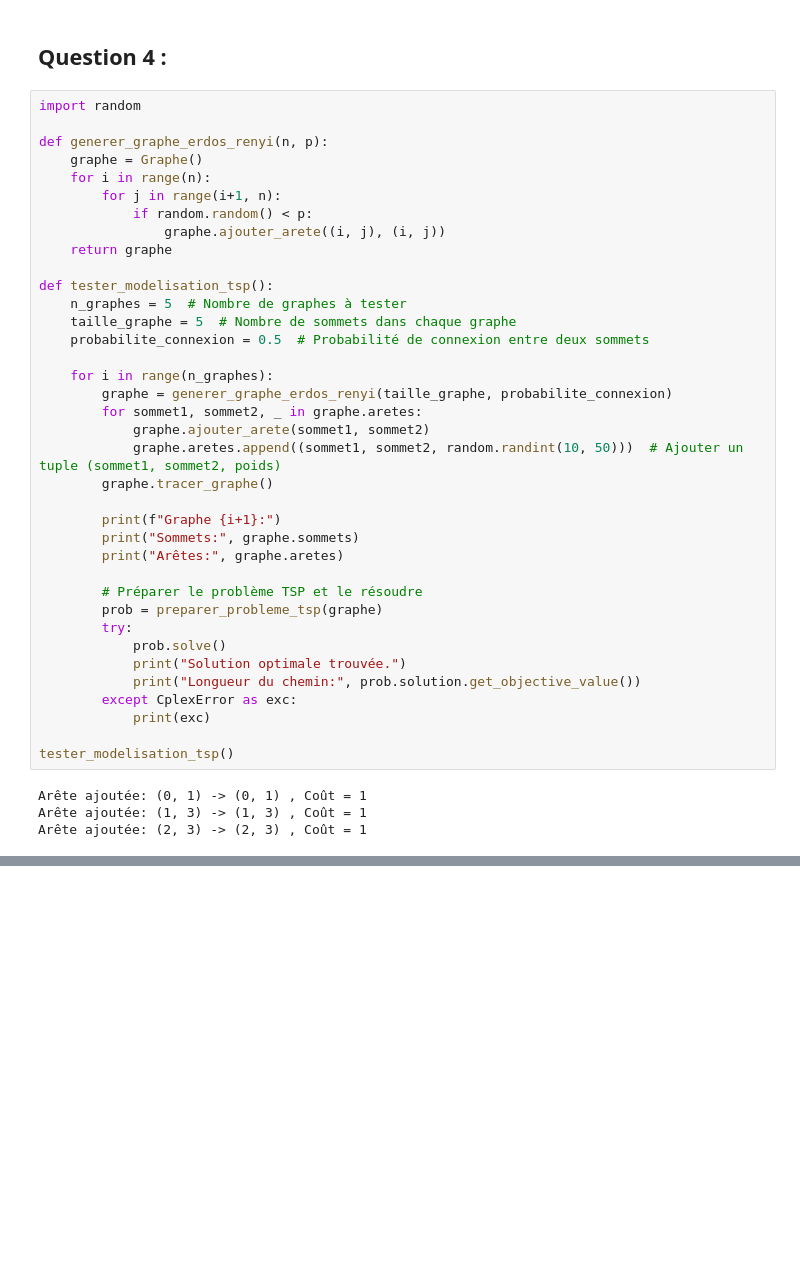
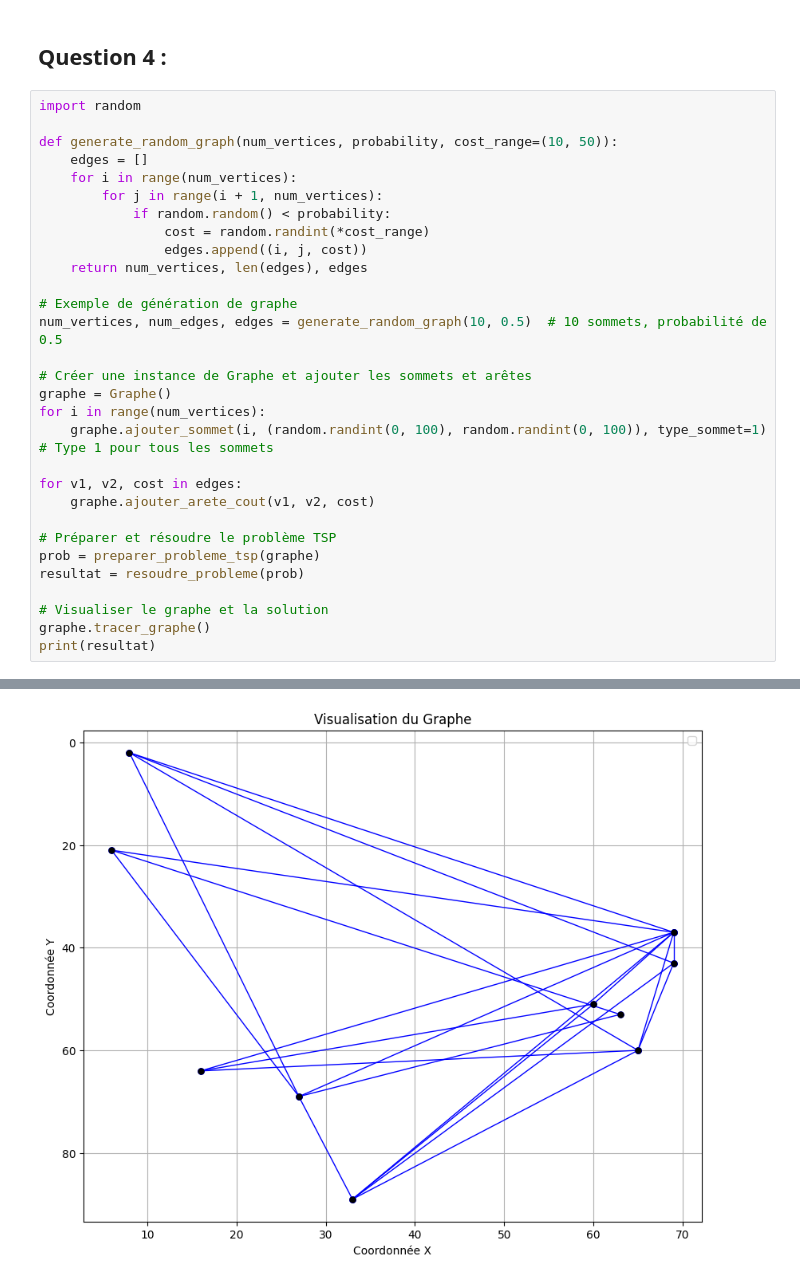
Before and after one commit to Damien-Collot/Graphes, a Jupyter notebook: TP Graphe.ipynb, the cells around one changed output, grey strips where cells are left out. Saved outputs shown, nothing was run; the diff lists cells and outputs as text; blank space fills up the shorter version.

```diff
--- a/TP Graphe.ipynb
+++ b/TP Graphe.ipynb
@@ -634,44 +661,34 @@ def preparer_probleme_tsp(graphe):
     return prob
 # %% [markdown]
 ## Question 4 :
-# %%
-import random
-
-def generer_graphe_erdos_renyi(n, p):
-    graphe = Graphe()
-    for i in range(n):
-        for j in range(i+1, n):
-            if random.random() < p:
-                graphe.ajouter_arete((i, j), (i, j))
-    return graphe
-
-def tester_modelisation_tsp():
-    n_graphes = 5  # Nombre de graphes à tester
-    taille_graphe = 5  # Nombre de sommets dans chaque graphe
-    probabilite_connexion = 0.5  # Probabilité de connexion entre deux sommets
-
-    for i in range(n_graphes):
-        graphe = generer_graphe_erdos_renyi(taille_graphe, probabilite_connexion)
-        for sommet1, sommet2, _ in graphe.aretes:
-            graphe.ajouter_arete(sommet1, sommet2)
-            graphe.aretes.append((sommet1, sommet2, random.randint(10, 50)))  # Ajouter un tuple (sommet1, sommet2, poids)
-        graphe.tracer_graphe()
-
-        print(f"Graphe {i+1}:")
-        print("Sommets:", graphe.sommets)
-        print("Arêtes:", graphe.aretes)
-
-        # Préparer le problème TSP et le résoudre
-        prob = preparer_probleme_tsp(graphe)
-        try:
-            prob.solve()
-            print("Solution optimale trouvée.")
-            print("Longueur du chemin:", prob.solution.get_objective_value())
-        except CplexError as exc:
-            print(exc)
-
-tester_modelisation_tsp()
-# %% [output]
-Arête ajoutée: (0, 1) -> (0, 1) , Coût = 1
-Arête ajoutée: (1, 3) -> (1, 3) , Coût = 1
-Arête ajoutée: (2, 3) -> (2, 3) , Coût = 1
+# %%
+import random
+
+def generate_random_graph(num_vertices, probability, cost_range=(10, 50)):
+    edges = []
+    for i in range(num_vertices):
+        for j in range(i + 1, num_vertices):
+            if random.random() < probability:
+                cost = random.randint(*cost_range)
+                edges.append((i, j, cost))
+    return num_vertices, len(edges), edges
+
+# Exemple de génération de graphe
+num_vertices, num_edges, edges = generate_random_graph(10, 0.5)  # 10 sommets, probabilité de 0.5
+
+# Créer une instance de Graphe et ajouter les sommets et arêtes
+graphe = Graphe()
+for i in range(num_vertices):
+    graphe.ajouter_sommet(i, (random.randint(0, 100), random.randint(0, 100)), type_sommet=1)  # Type 1 pour tous les sommets
+
+for v1, v2, cost in edges:
+    graphe.ajouter_arete_cout(v1, v2, cost)
+
+# Préparer et résoudre le problème TSP
+prob = preparer_probleme_tsp(graphe)
+resultat = resoudre_probleme(prob)
+
+# Visualiser le graphe et la solution
+graphe.tracer_graphe()
+print(resultat)
+# %% [output]
@@ -677,0 +713 @@ Arête ajoutée: (2, 3) -> (2, 3) , Coût = 1
+[figure, added]
```
Also changed, not shown: parts of 8 cells of this notebook.
